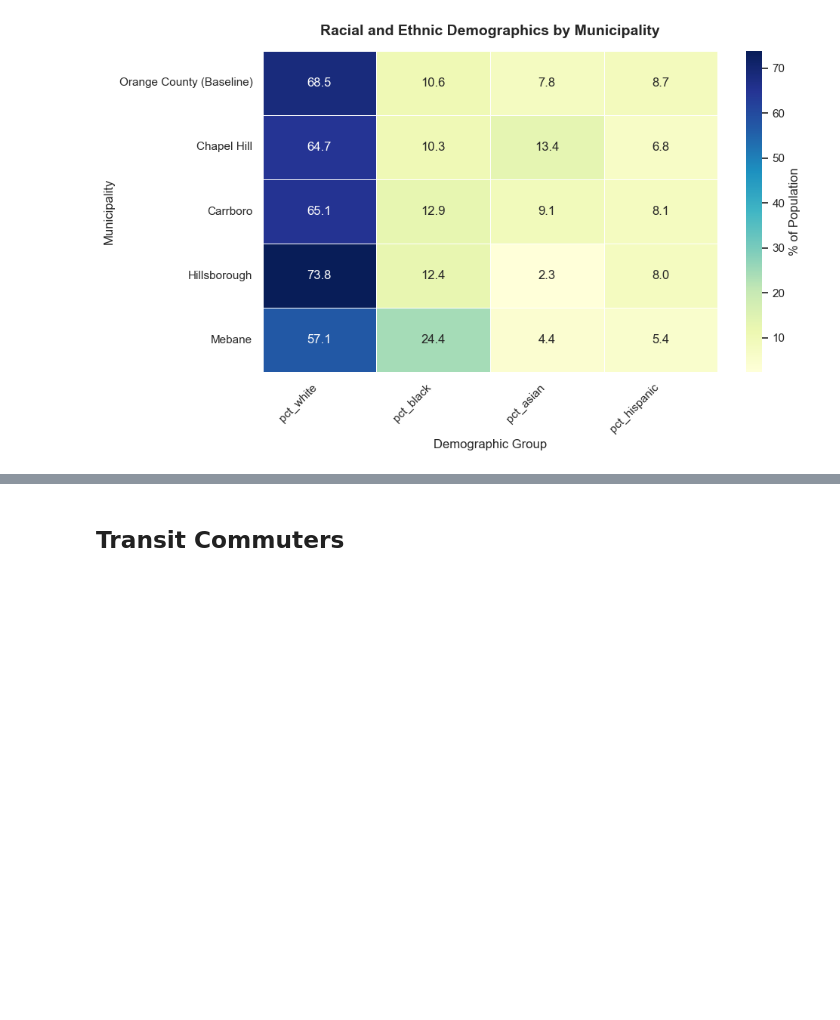
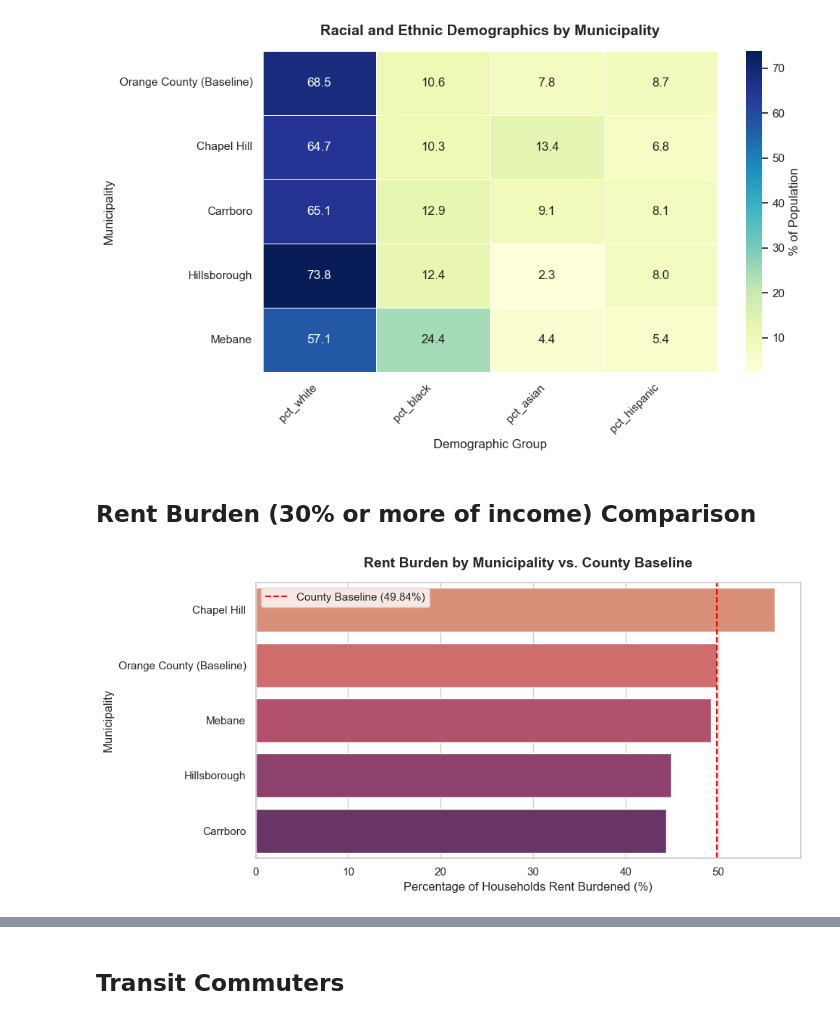
Before and after one commit to kristenvinh/Mapping-Gov-Priorities-Using-NLP-and-MTP, a Jupyter notebook: src/census/Census_Data_Analysis.ipynb, the cells around one changed output, grey strips where cells are left out. Cells and saved outputs as stored; diff of their text form; code cells hidden in the pictures; blank space fills up the shorter version.

```diff
--- a/src/census/Census_Data_Analysis.ipynb
+++ b/src/census/Census_Data_Analysis.ipynb
@@ -101,4 +112,34 @@ plt.savefig("../../data/census/demographic_heatmap.png", dpi=300, bbox_inches='t
 plt.show()
 # %% [output]
 [figure]
+# %% [markdown]
+## Rent Burden (30% or more of income) Comparison
+# %%
+plt.figure(figsize=(10, 5))
+
+# Generate horizontal bar plot for severe rent burden
+sns.barplot(
+    x='pct_rent_burden',
+    y='city_name',
+    data=analysis_df.sort_values('pct_rent_burden', ascending=False),
+    palette='flare',
+    hue='city_name',
+    legend=False
+)
+
+# Titles and labels
+plt.title('Rent Burden by Municipality vs. County Baseline', fontsize=14, pad=15, weight='bold')
+plt.xlabel('Percentage of Households Rent Burdened (%)', fontsize=12)
+plt.ylabel('Municipality', fontsize=12)
+
+# Add a vertical line to represent the Orange County Baseline
+baseline_value = analysis_df.loc[analysis_df['city_name'] == 'Orange County (Baseline)', 'pct_rent_burden'].values[0]
+plt.axvline(x=baseline_value, color='red', linestyle='--', label=f'County Baseline ({baseline_value}%)')
+plt.legend()
+
+plt.tight_layout()
+plt.savefig("../../data/census/rent_burden_comparison.png", dpi=300, bbox_inches='tight')
+plt.show()
+# %% [output]
+[figure, added]
 # %% [markdown]
```
Also changed, not shown: parts of 4 cells of this notebook, 7 other files.
